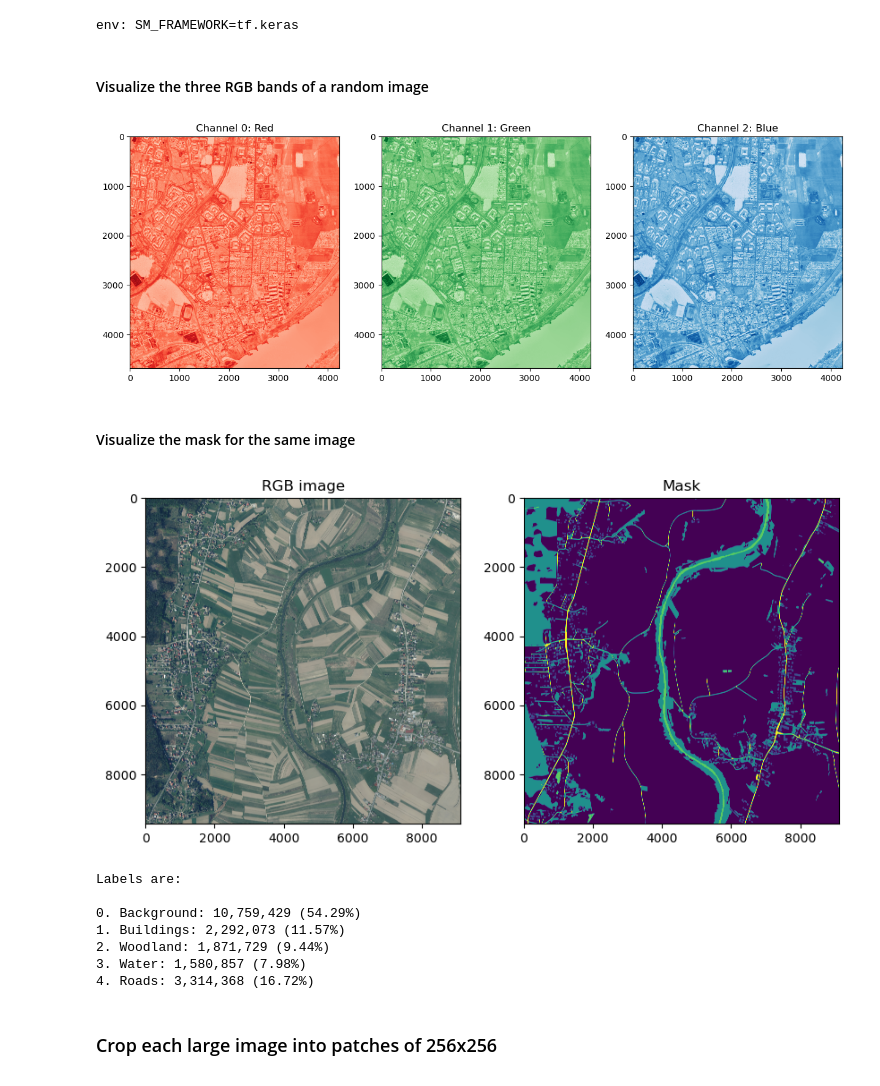
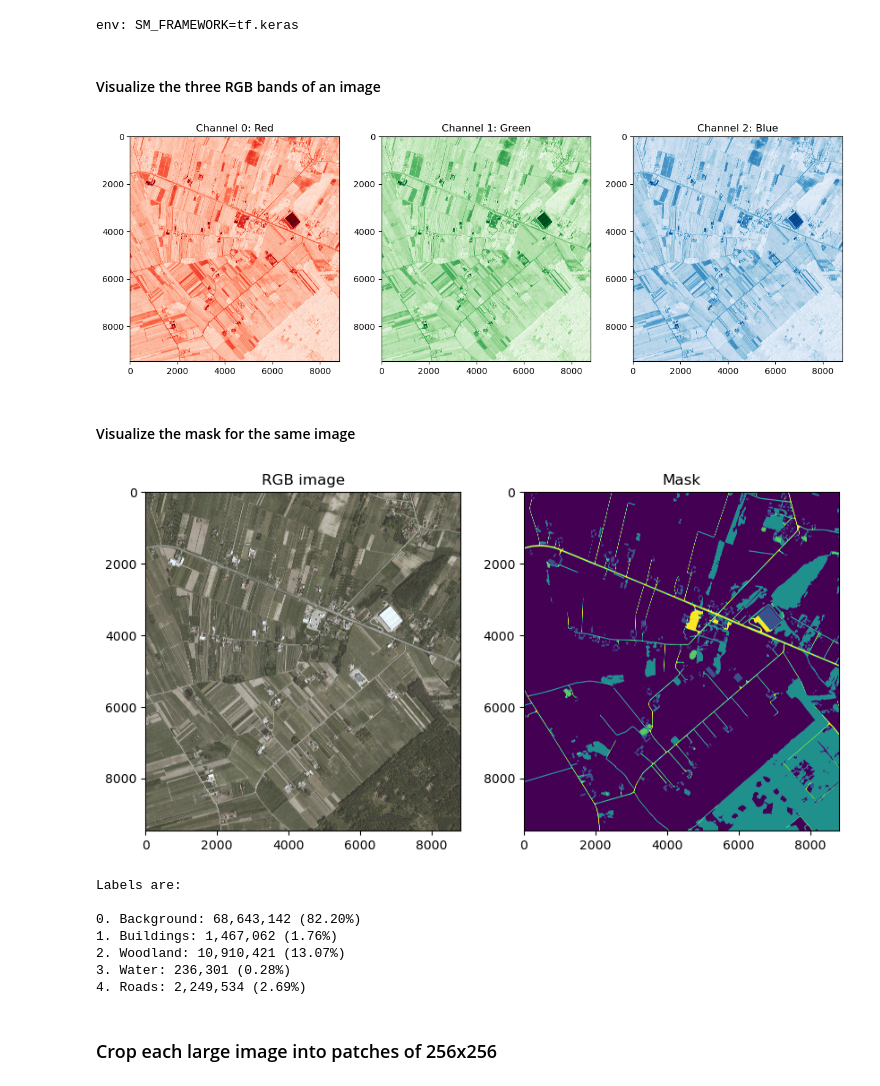
Before and after one commit to yotkadata/uhi_detector, a Jupyter notebook: notebooks/segmentation_step_1_data_preparation.ipynb, the cells around one changed output. Cells and saved outputs as stored; diff of their text form; code cells hidden in the pictures.

```diff
--- a/notebooks/segmentation_step_1_data_preparation.ipynb
+++ b/notebooks/segmentation_step_1_data_preparation.ipynb
@@ -71,33 +71,33 @@ for dir in [
 # %%
 classes = {0: "Not classified", 1: "Building", 2: "Woodland", 3: "Water", 4: "Roads"}
 # %% [markdown]
-#### Visualize the three RGB bands of a random image
+#### Visualize the three RGB bands of an image
 # %%
 # Get paths of all images
 img_files = [file for file in dir_img.iterdir()]
 
 # Image with buildings
 # img_path = Path(dir_img, "N-33-130-A-d-4-4.tif")
 
 # Image with water
 # img_path = Path(dir_img, "M-33-20-D-d-3-3.tif")
 
 # Image with roads and buildings
 img_path = Path(dir_img, "M-34-6-A-d-2-2.tif")
 
 # Get random image from all images
-img_path = np.random.choice(img_files)
+# img_path = np.random.choice(img_files)
 
 plot.plot_image_channels(img_path)
 # %% [output]
-[figure, old version]
+[figure, new version]
 # %% [markdown]
 #### Visualize the mask for the same image
 # %%
 mask_path = Path(str(img_path).replace("/images/", "/masks/"))
 plot.plot_image_and_mask(img_path, mask_path)
 # %% [output]
-[figure, old version]
+[figure, new version]
 # %%
 mask_path = Path(img_path.as_posix().replace("/images/", "/masks/"))
 mask = cv2.imread(mask_path.as_posix())
@@ -115,11 +115,11 @@ print(
 # %% [output]
 Labels are:
 
-0. Background: 10,759,429 (54.29%)
-1. Buildings: 2,292,073 (11.57%)
-2. Woodland: 1,871,729 (9.44%)
-3. Water: 1,580,857 (7.98%)
-4. Roads: 3,314,368 (16.72%)
+0. Background: 68,643,142 (82.20%)
+1. Buildings: 1,467,062 (1.76%)
+2. Woodland: 10,910,421 (13.07%)
+3. Water: 236,301 (0.28%)
+4. Roads: 2,249,534 (2.69%)
 # %% [markdown]
 ### Crop each large image into patches of 256x256
 # %%
```
Also changed, not shown: parts of 1 cell of this notebook.
